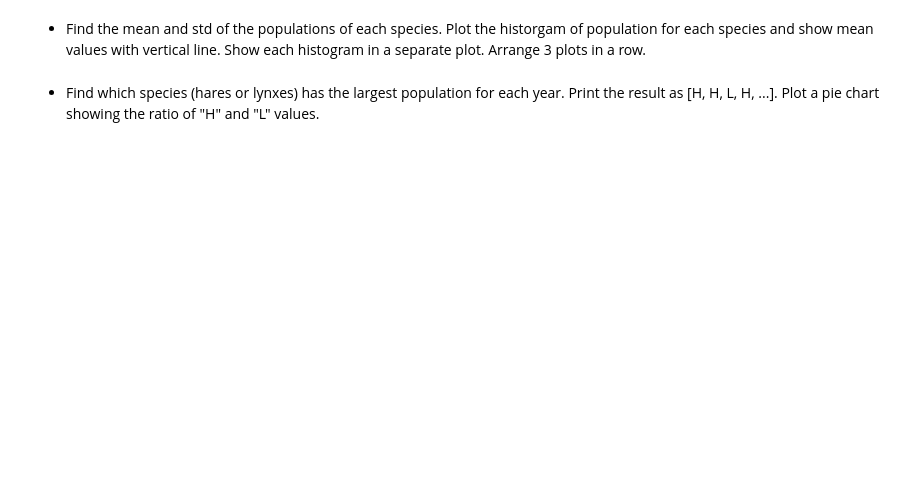
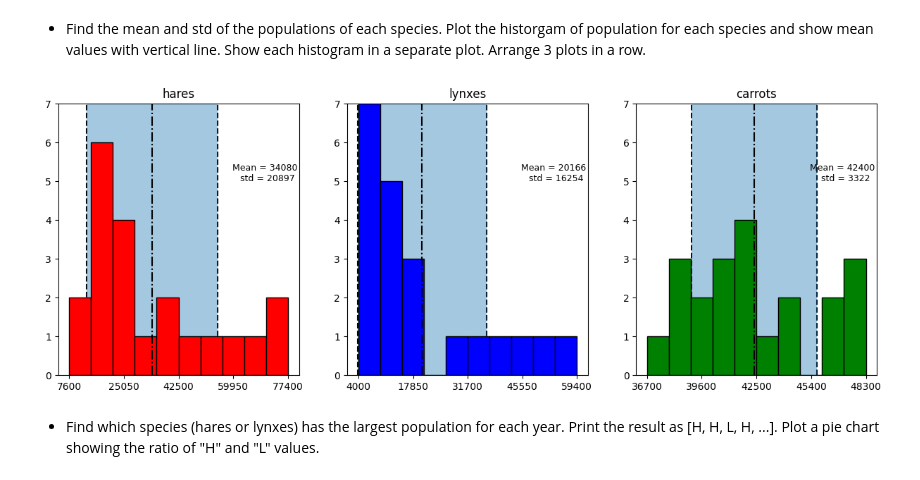
Before and after one commit to BerkimbaevRenat/Statprak, a Jupyter notebook: homework2/2_numpy+matplotlib.ipynb, the cells around one changed output. Cells and saved outputs as stored; diff of their text form; code cells hidden in the pictures; blank space fills up the shorter version.

```diff
--- a/homework2/2_numpy+matplotlib.ipynb
+++ b/homework2/2_numpy+matplotlib.ipynb
@@ -815,4 +890,22 @@ The data in [populations.txt](https://drive.google.com/file/d/1Bq7qVzbZIOd058Vob
 # %% [markdown]
 - Find the mean and std of the populations of each species. Plot the historgam of population for each species and show mean values with vertical line. Show each histogram in a separate plot. Arrange 3 plots in a row.
+# %%
+fig, ax = plt.subplots(1,3, figsize = (15, 5))
+c = ['red', 'blue', 'green']
+for i, title in enumerate(["hares", "lynxes", "carrots"]):
+  ax[i].hist(data[:, i+1], bins = 10, color=c[i], edgecolor="black",zorder=2)
+  ax[i].set_yticks(range(0,8))
+  ax[i].axvline(data[:, i+1].mean() + data[:, i+1].std(), color="black", linestyle="--",zorder=1)
+  ax[i].axvline(data[:, i+1].mean() - data[:, i+1].std(), color="black", linestyle="--",zorder=1)
+  ax[i].fill_between([data[:, i+1].mean() - data[:, i+1].std(), data[:, i+1].mean() + data[:, i+1].std()], 0, 7, alpha=0.4,zorder=1)
+  ax[i].set_xticks(np.linspace(data[:, i+1].min(), data[:, i+1].max(), 5))
+  ax[i].text((data[:, i+1].max() - data[:, i+1].min())/20*18 + data[:, i+1].min(), 5, f"Mean = {int(data[:, i+1].mean())} \n std = {int(data[:, i+1].std())}",
+             horizontalalignment='center', fontsize=9)
+  ax[i].set_title(title)
+  ax[i].set_ylim(0,7)
+  ax[i].axvline(data[:, i+1].mean(), color="black", linestyle="-.")
+plt.show()
+# %% [output]
+[figure, added]
 # %% [markdown]
 - Find which species (hares or lynxes) has the largest population for each year. Print the result as [H, H, L, H, ...]. Plot a pie chart showing the ratio of "H" and "L" values.
```
Also changed, not shown: parts of 9 cells of this notebook, 1 other file.
